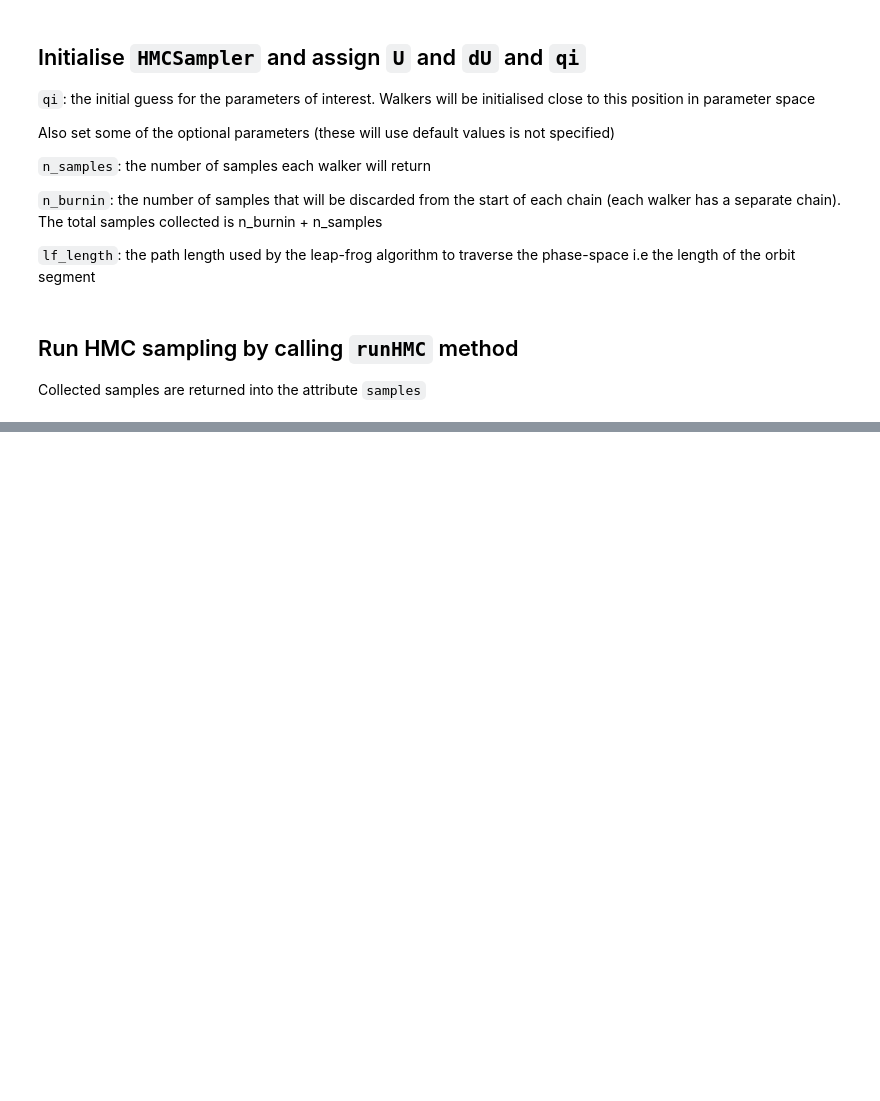
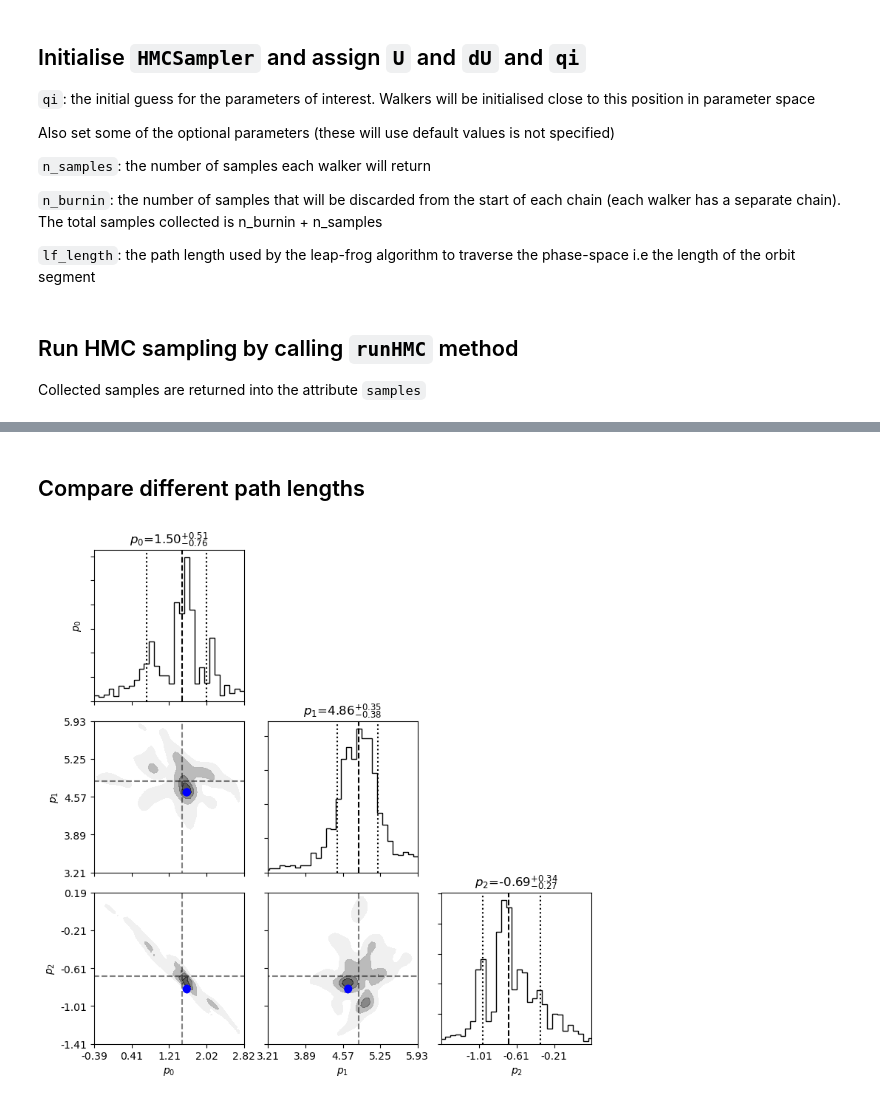
Before and after one commit to dylannpaterson/HMC, a Jupyter notebook: example.ipynb, the cells around one changed output, grey strips where cells are left out. Saved outputs shown, nothing was run; the diff lists cells and outputs as text; code cells hidden in the pictures; blank space fills up the shorter version.

```diff
--- a/example.ipynb
+++ b/example.ipynb
@@ -106,0 +115,9 @@ orbit_plot = smp.plotOrbits(10,
+# %% [markdown]
+## Compare different path lengths
+# %%
+smp.lf_length = 0.005 #too short, probably needs a longer burn in if this is going to work
+smp.runHMC()
+orbit_plot = smp.plotOrbits(10,
+               [r"$p_0$",r"$p_1$",r"$p_2$",r"$p_3$",r"$p_4$"])
+# %% [output]
+[figure, added]
```
Also changed, not shown: parts of 9 cells of this notebook.
